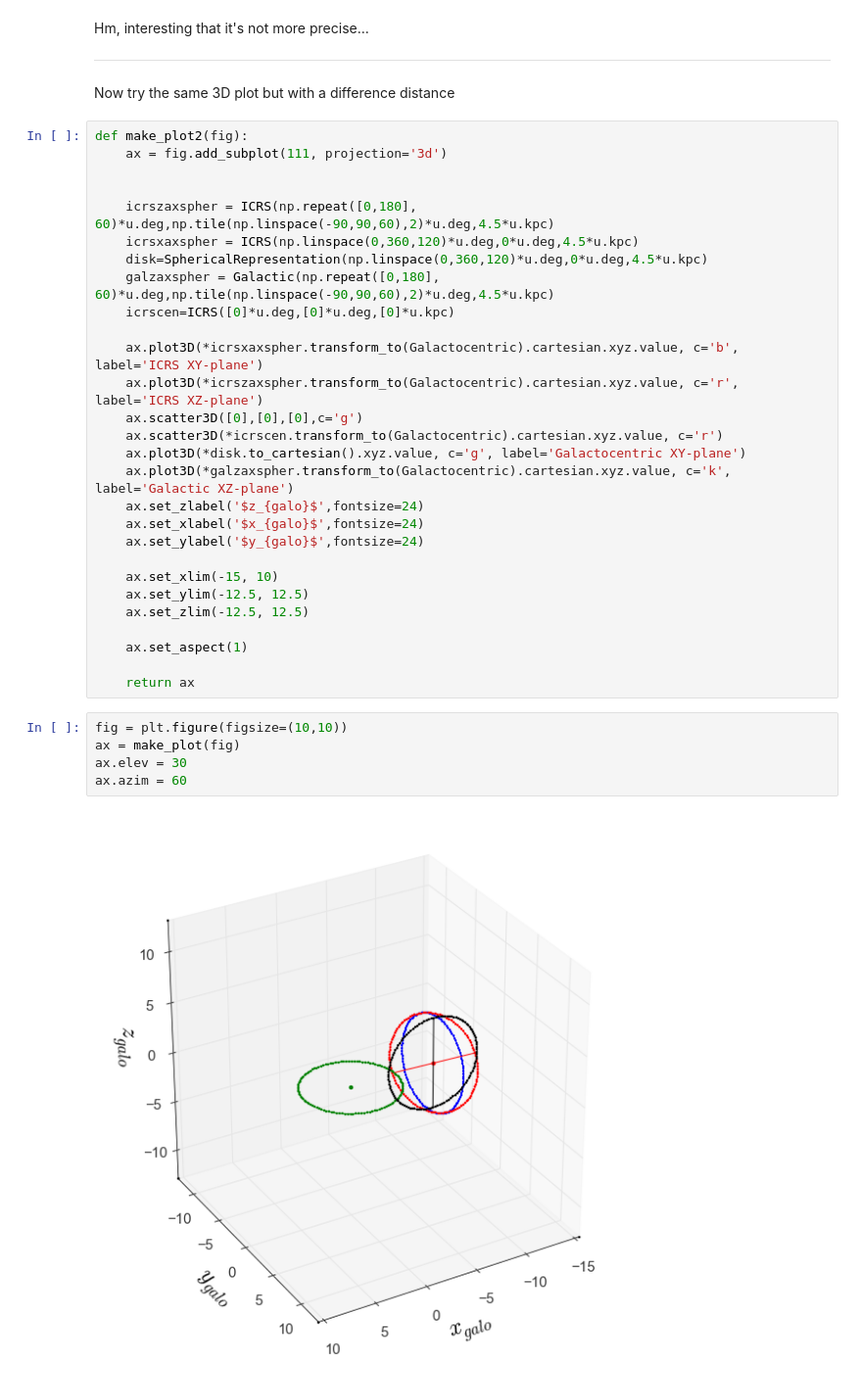
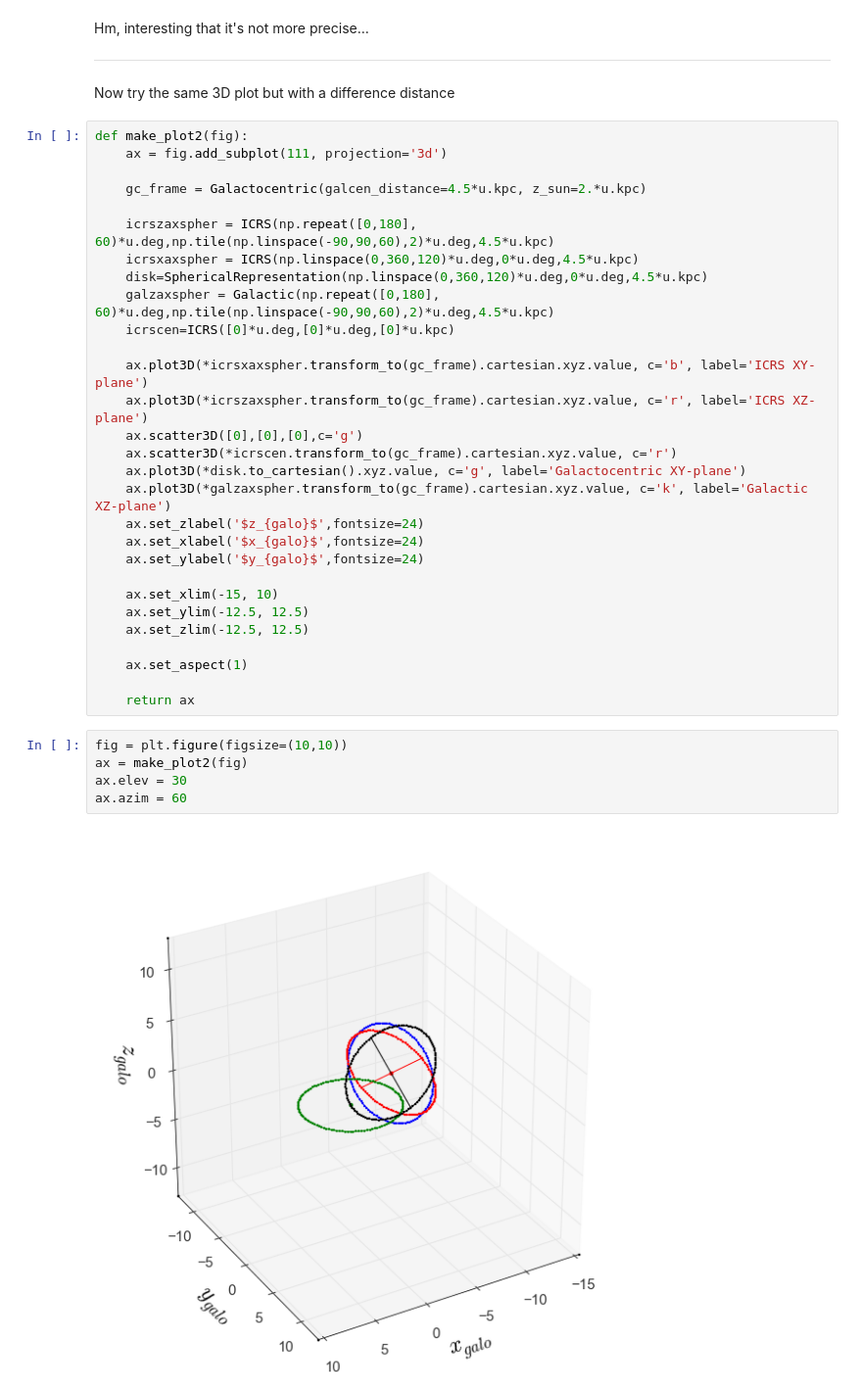
Before and after one commit to adrn/snippets, a Jupyter notebook: astropy galactocentric.ipynb, the cells around one changed output. Shown at 98% size. Drawn from its saved outputs; the diff is of its cells as text.

Commit message:
high plane

```diff
--- a/astropy galactocentric.ipynb
+++ b/astropy galactocentric.ipynb
@@ -209,6 +209,7 @@ Now try the same 3D plot but with a difference distance
 def make_plot2(fig):
     ax = fig.add_subplot(111, projection='3d')
 
+    gc_frame = Galactocentric(galcen_distance=4.5*u.kpc, z_sun=2.*u.kpc)
 
     icrszaxspher = ICRS(np.repeat([0,180], 60)*u.deg,np.tile(np.linspace(-90,90,60),2)*u.deg,4.5*u.kpc)
     icrsxaxspher = ICRS(np.linspace(0,360,120)*u.deg,0*u.deg,4.5*u.kpc)
@@ -216,12 +217,12 @@ def make_plot2(fig):
     galzaxspher = Galactic(np.repeat([0,180], 60)*u.deg,np.tile(np.linspace(-90,90,60),2)*u.deg,4.5*u.kpc)
     icrscen=ICRS([0]*u.deg,[0]*u.deg,[0]*u.kpc)
 
-    ax.plot3D(*icrsxaxspher.transform_to(Galactocentric).cartesian.xyz.value, c='b', label='ICRS XY-plane')
-    ax.plot3D(*icrszaxspher.transform_to(Galactocentric).cartesian.xyz.value, c='r', label='ICRS XZ-plane')
+    ax.plot3D(*icrsxaxspher.transform_to(gc_frame).cartesian.xyz.value, c='b', label='ICRS XY-plane')
+    ax.plot3D(*icrszaxspher.transform_to(gc_frame).cartesian.xyz.value, c='r', label='ICRS XZ-plane')
     ax.scatter3D([0],[0],[0],c='g')
-    ax.scatter3D(*icrscen.transform_to(Galactocentric).cartesian.xyz.value, c='r')
+    ax.scatter3D(*icrscen.transform_to(gc_frame).cartesian.xyz.value, c='r')
     ax.plot3D(*disk.to_cartesian().xyz.value, c='g', label='Galactocentric XY-plane')
-    ax.plot3D(*galzaxspher.transform_to(Galactocentric).cartesian.xyz.value, c='k', label='Galactic XZ-plane')
+    ax.plot3D(*galzaxspher.transform_to(gc_frame).cartesian.xyz.value, c='k', label='Galactic XZ-plane')
     ax.set_zlabel('$z_{galo}$',fontsize=24)
     ax.set_xlabel('$x_{galo}$',fontsize=24)
     ax.set_ylabel('$y_{galo}$',fontsize=24)
@@ -235,10 +236,10 @@ def make_plot2(fig):
     return ax
 # %%
 fig = plt.figure(figsize=(10,10))
-ax = make_plot(fig)
+ax = make_plot2(fig)
 ax.elev = 30
 ax.azim = 60
 # %% [output]
-[figure, old version]
+[figure, new version]
 # %%
 fig = plt.figure(figsize=(10,10))
```
Also changed, not shown: parts of 2 cells of this notebook, 1 other file.
